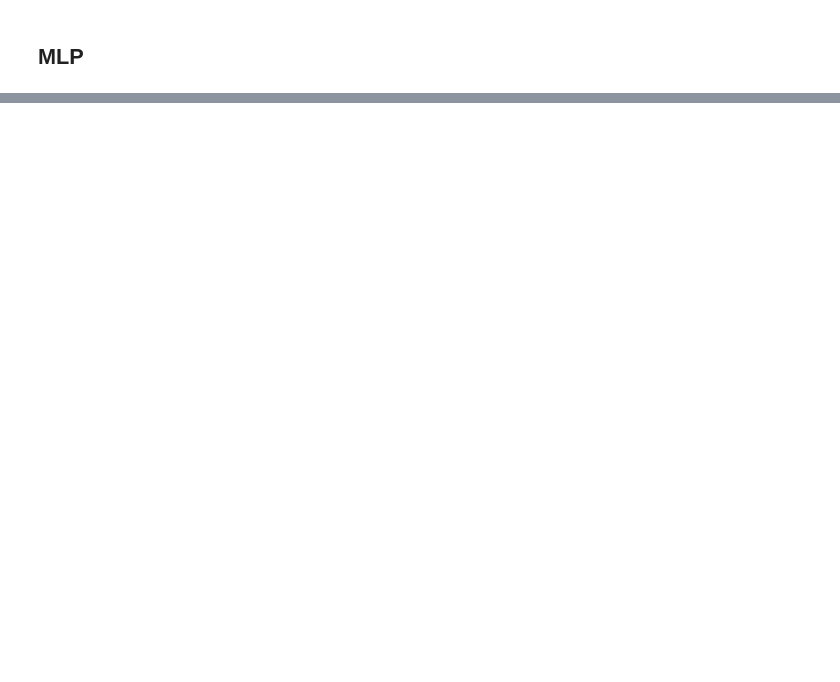
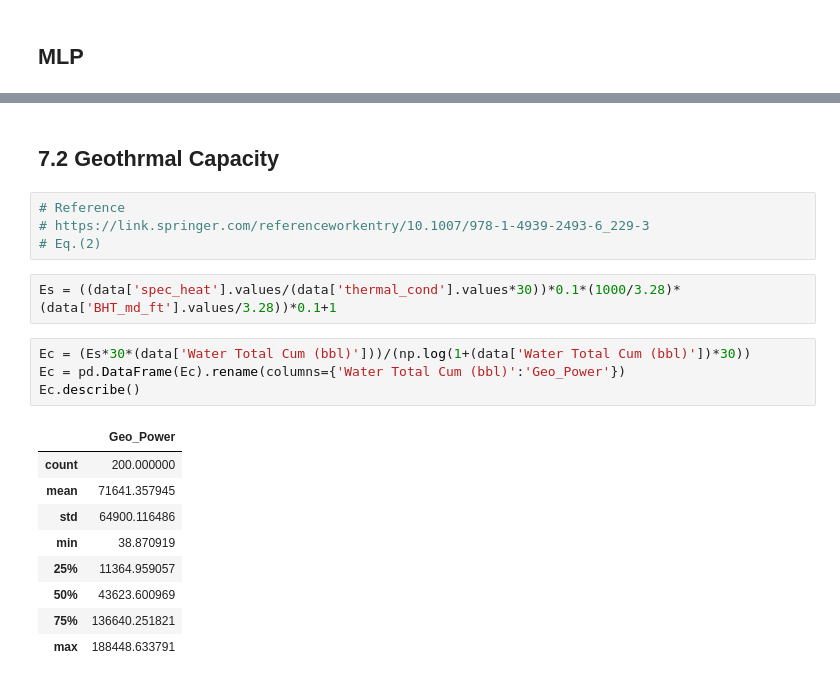
Before and after one commit to Softypo/2021_GTXdatathon, a Jupyter notebook: TM_go.ipynb, the cells around one changed output, grey strips where cells are left out. Saved outputs shown, nothing was run; the diff lists cells and outputs as text; blank space fills up the shorter version.

```diff
--- a/TM_go.ipynb
+++ b/TM_go.ipynb
@@ -1044,0 +1344,22 @@ test[['UWI','TrueTemp']].to_csv('predictions.csv')
+# %% [markdown]
+## 7.2 Geothrmal Capacity
+# %%
+# Reference
+# https://link.springer.com/referenceworkentry/10.1007/978-1-4939-2493-6_229-3
+# Eq.(2)
+# %%
+Es = ((data['spec_heat'].values/(data['thermal_cond'].values*30))*0.1*(1000/3.28)*(data['BHT_md_ft'].values/3.28))*0.1+1
+# %%
+Ec = (Es*30*(data['Water Total Cum (bbl)']))/(np.log(1+(data['Water Total Cum (bbl)'])*30))
+Ec = pd.DataFrame(Ec).rename(columns={'Water Total Cum (bbl)':'Geo_Power'})
+Ec.describe()
+# %% [output]
+|  | Geo_Power |
+| count | 200.000000 |
+| mean | 71641.357945 |
+| std | 64900.116486 |
+| min | 38.870919 |
+| 25% | 11364.959057 |
+| 50% | 43623.600969 |
+| 75% | 136640.251821 |
+| max | 188448.633791 |
```
Also changed, not shown: parts of 85 cells of this notebook.
